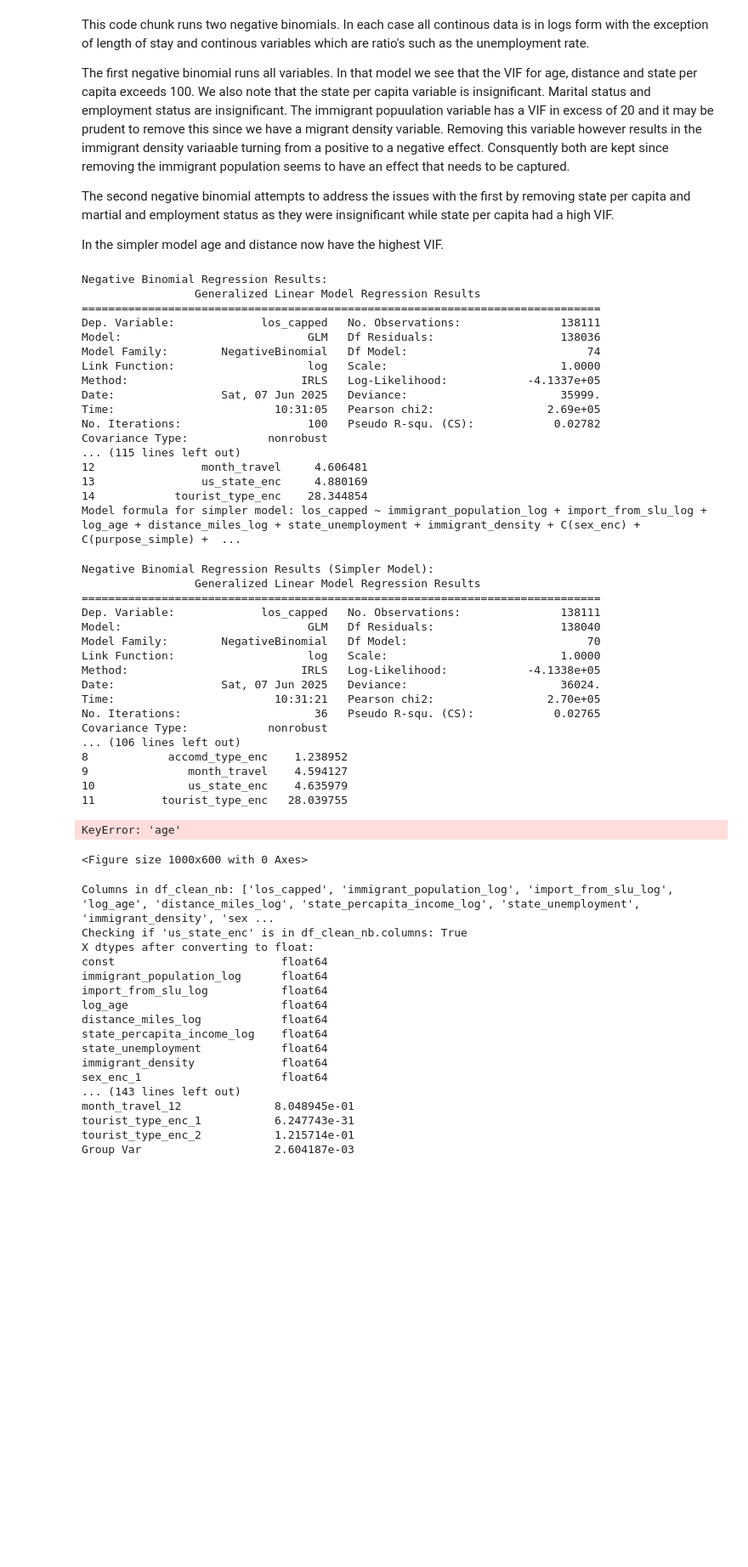
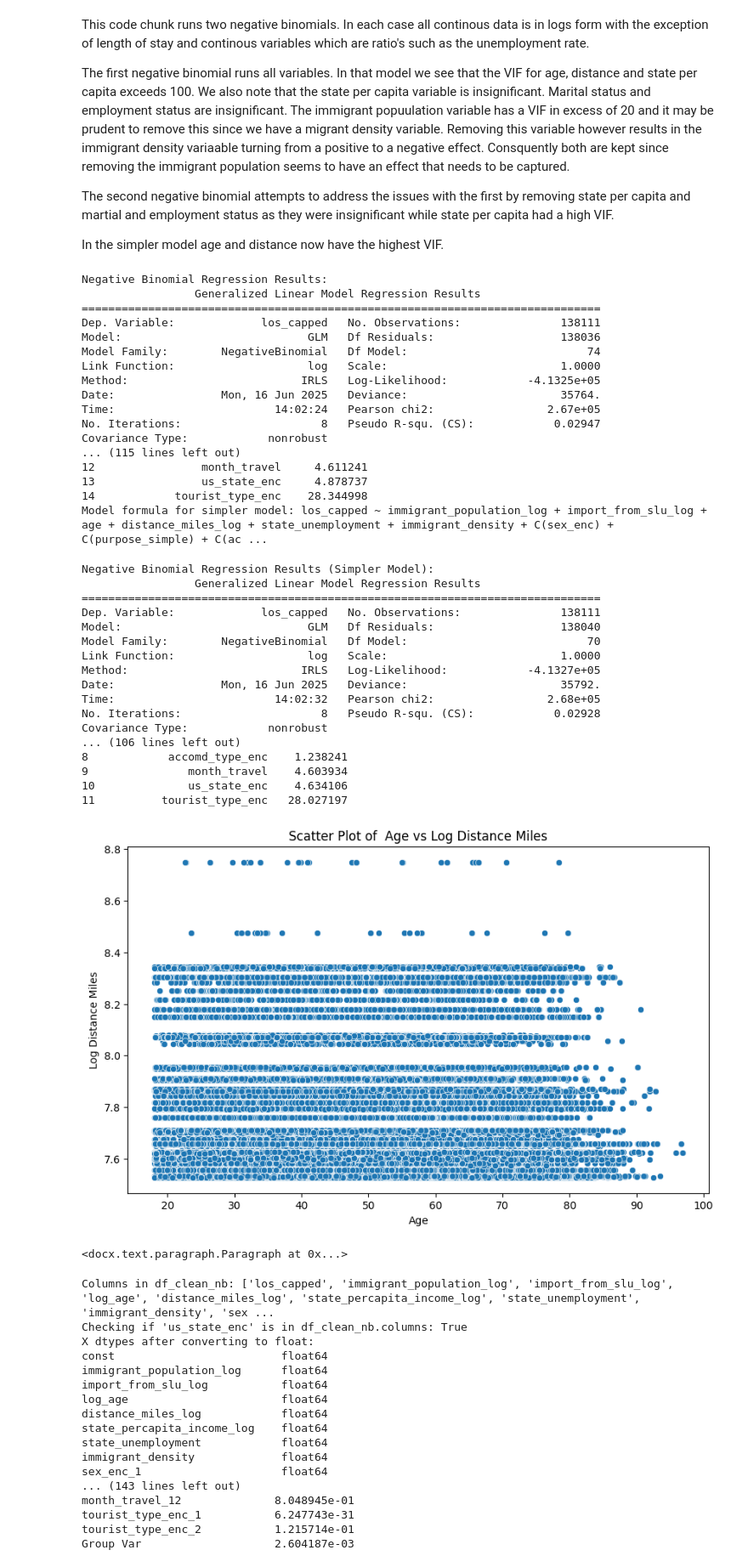
Before and after one commit to jlslu/Tourism-Research-Paper, a Jupyter notebook: binomial regression/Draft-los-assessment/draft-los.ipynb, the cells around one changed output. Shown: that part at 85% size. Cells and saved outputs as stored; diff of their text form; code cells hidden in the pictures; blank space fills up the shorter version.

```diff
--- a/binomial regression/Draft-los-assessment/draft-los.ipynb
+++ b/binomial regression/Draft-los-assessment/draft-los.ipynb
@@ -270,7 +270,7 @@ for col in ['immigrant_population', 'import_from_slu', 'distance_miles', 'state_
     if col in df_clean.columns:
         df_clean[col] = pd.to_numeric(df_clean[col], errors='coerce')
 
-df_clean['log_age'] = np.log1p(df_clean['age'])
+#df_clean['age'] = np.log1p(df_clean['age'])
 df_clean['immigrant_population_log'] = np.log1p(df_clean['immigrant_population'])
 df_clean['distance_miles_log'] = np.log1p(df_clean['distance_miles'])
 df_clean['state_percapita_income_log'] = np.log1p(df_clean['state_percapita_income'])
@@ -285,7 +285,7 @@ doc.add_paragraph('\n')
 doc.add_heading('Negative Binomial Regression Model', level=1)
 
 # Define continuous variables and create proper formula
-continuous_vars = ['immigrant_population_log', 'import_from_slu_log', 'log_age', 'distance_miles_log',
+continuous_vars = ['immigrant_population_log', 'import_from_slu_log', 'age', 'distance_miles_log',
                    'state_percapita_income_log', 'state_unemployment','immigrant_density']
 
 # Make sure all continuous variables are properly formatted as numeric
@@ -452,7 +450,7 @@ try:
 # Fit a negative binomial model with fewer variables
 
 #New continuous variables for the simpler model
-    continuous_vars_simple = [ 'immigrant_population_log','import_from_slu_log', 'log_age', 'distance_miles_log',
+    continuous_vars_simple = [ 'immigrant_population_log','import_from_slu_log', 'age', 'distance_miles_log',
                     'state_unemployment','immigrant_density']
 
 #New categorical variables for the simpler model
@@ -573,58 +571,58 @@ except Exception as e:
 
 #Draw a scatter plot between age_log and distance_miles_log
 plt.figure(figsize=(10, 6))
-sns.scatterplot(x=df_clean_nb['log_age'], y=df_clean_nb['distance_miles'])
-plt.title('Scatter Plot of Log Age vs Log Distance Miles')
-plt.xlabel('Log Age')
+sns.scatterplot(x=df_clean_nb['age'], y=df_clean_nb['distance_miles_log'])
+plt.title('Scatter Plot of  Age vs Log Distance Miles')
+plt.xlabel('Age')
 plt.ylabel('Log Distance Miles')
 plt.savefig('scatter_plot.png', dpi=150, bbox_inches='tight')
 plt.show()
 #scatter_img = BytesIO()
 #plt.savefig(scatter_img, format='png')
 #scatter_img.seek(0)
 plt.close()
 # Add scatter plot to document
 doc.add_paragraph('\n')
-doc.add_heading('Scatter Plot of Log Age vs Log Distance Miles', level=2)
+doc.add_heading('Scatter Plot of Age vs Log Distance Miles', level=2)
 doc.add_picture('scatter_plot.png', width=Inches(6))
-doc.add_paragraph('Figure 5: Scatter Plot of Log Age vs Log Distance Miles')
+doc.add_paragraph('Figure 5: Scatter Plot of Age vs Log Distance Miles')
 # %% [output]
 Negative Binomial Regression Results:
                  Generalized Linear Model Regression Results
 ==============================================================================
 Dep. Variable:             los_capped   No. Observations:               138111
 Model:                            GLM   Df Residuals:                   138036
 Model Family:        NegativeBinomial   Df Model:                           74
 Link Function:                    log   Scale:                          1.0000
-Method:                          IRLS   Log-Likelihood:            -4.1337e+05
-Date:                Sat, 07 Jun 2025   Deviance:                       35999.
-Time:                        10:31:05   Pearson chi2:                 2.69e+05
-No. Iterations:                   100   Pseudo R-squ. (CS):            0.02782
+Method:                          IRLS   Log-Likelihood:            -4.1325e+05
+Date:                Mon, 16 Jun 2025   Deviance:                       35764.
+Time:                        14:02:24   Pearson chi2:                 2.67e+05
+No. Iterations:                     8   Pseudo R-squ. (CS):            0.02947
 Covariance Type:            nonrobust
 ... (115 lines left out)
-12                month_travel     4.606481
-13                us_state_enc     4.880169
-14            tourist_type_enc    28.344854
-Model formula for simpler model: los_capped ~ immigrant_population_log + import_from_slu_log + log_age + distance_miles_log + state_unemployment + immigrant_density + C(sex_enc) + C(purpose_simple) +  ...
+12                month_travel     4.611241
+13                us_state_enc     4.878737
+14            tourist_type_enc    28.344998
+Model formula for simpler model: los_capped ~ immigrant_population_log + import_from_slu_log + age + distance_miles_log + state_unemployment + immigrant_density + C(sex_enc) + C(purpose_simple) + C(ac ...
 Negative Binomial Regression Results (Simpler Model):
                  Generalized Linear Model Regression Results
 ==============================================================================
 Dep. Variable:             los_capped   No. Observations:               138111
 Model:                            GLM   Df Residuals:                   138040
 Model Family:        NegativeBinomial   Df Model:                           70
 Link Function:                    log   Scale:                          1.0000
-Method:                          IRLS   Log-Likelihood:            -4.1338e+05
-Date:                Sat, 07 Jun 2025   Deviance:                       36024.
-Time:                        10:31:21   Pearson chi2:                 2.70e+05
-No. Iterations:                    36   Pseudo R-squ. (CS):            0.02765
+Method:                          IRLS   Log-Likelihood:            -4.1327e+05
+Date:                Mon, 16 Jun 2025   Deviance:                       35792.
+Time:                        14:02:32   Pearson chi2:                 2.68e+05
+No. Iterations:                     8   Pseudo R-squ. (CS):            0.02928
 Covariance Type:            nonrobust
 ... (106 lines left out)
-8            accomd_type_enc    1.238952
-9               month_travel    4.594127
-10              us_state_enc    4.635979
-11          tourist_type_enc   28.039755
+8            accomd_type_enc    1.238241
+9               month_travel    4.603934
+10              us_state_enc    4.634106
+11          tourist_type_enc   28.027197
+[figure, added]
-KeyError: 'age'
+<docx.text.paragraph.Paragraph at 0x...>
-<Figure size 1000x600 with 0 Axes>
 # %%
 # Multilevel Analysis
 # Multilevel mixed effects model with all variables
```
Also changed, not shown: parts of 3 cells of this notebook.
